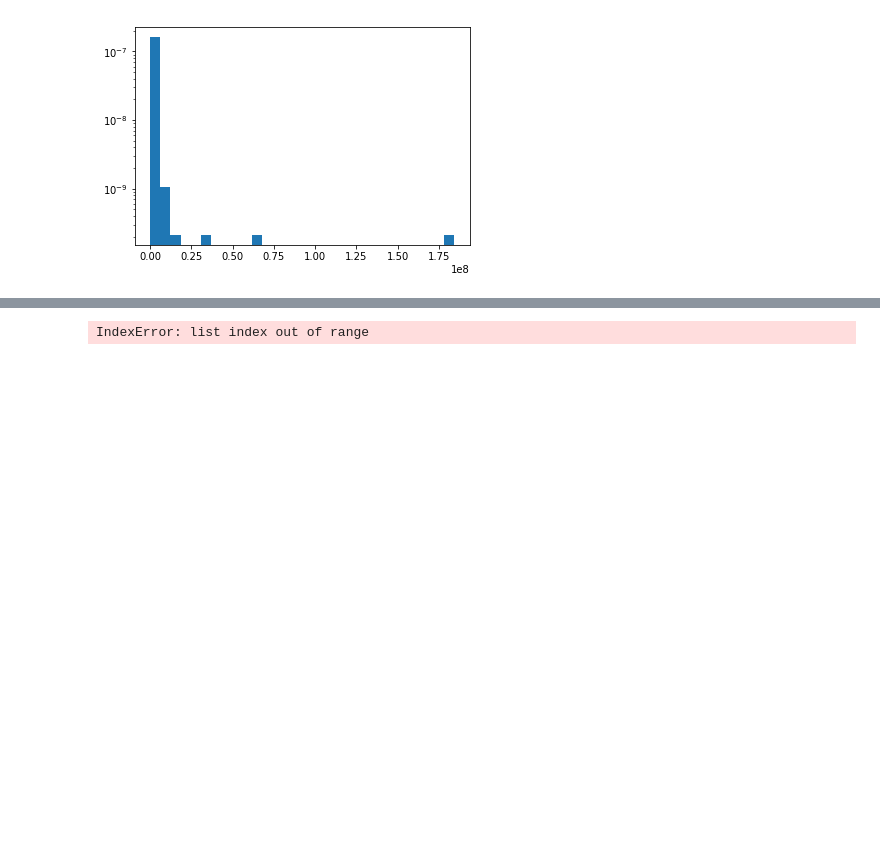
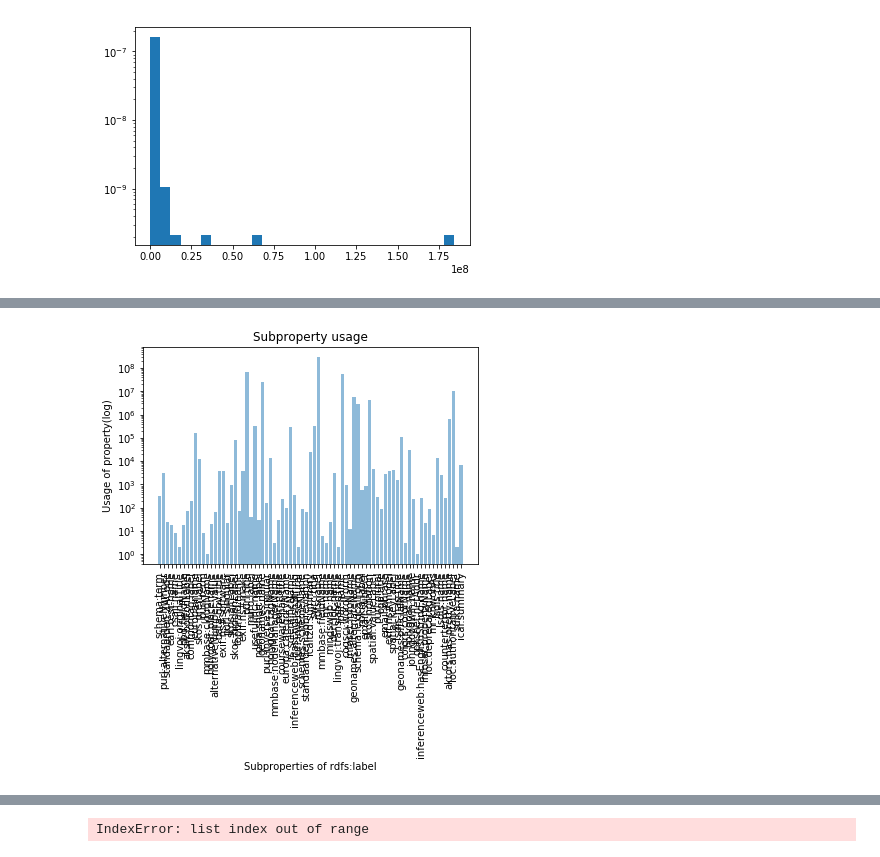
Before and after one commit to luciekaffee/metrics-label, a Jupyter notebook: graphs.ipynb, the cells around one changed output, grey strips where cells are left out. Cells and saved outputs as stored; diff of their text form; code cells hidden in the pictures; blank space fills up the shorter version.

```diff
--- a/graphs.ipynb
+++ b/graphs.ipynb
@@ -101,0 +116,23 @@ data = get_data_Q2('Results/AllDoms/Q2_res.csv')
+# %%
+# Bar plot
+
+data_keys_limited = sorted(datashort, key=data.get,reverse=True)
+data_values_limited = []
+for k in data_keys_limited:
+    data_values_limited.append(datashort[k])
+
+ypos = np.arange(len(data_keys_limited))
+fig, ax = plt.subplots()
+
+plt.title('Subproperty usage')
+ax.bar(ypos, data_values_limited, align='center', alpha=0.5)
+
+ax.set_xlabel('Subproperties of rdfs:label')
+plt.xticks(ypos, data_keys_limited, rotation='vertical')
+
+ax.set_ylabel('Usage of property(log)')
+ax.set_yscale('log')
+
+plt.show()
+# %% [output]
+[figure, added]
```
Also changed, not shown: parts of 15 cells of this notebook, 18 other files.
